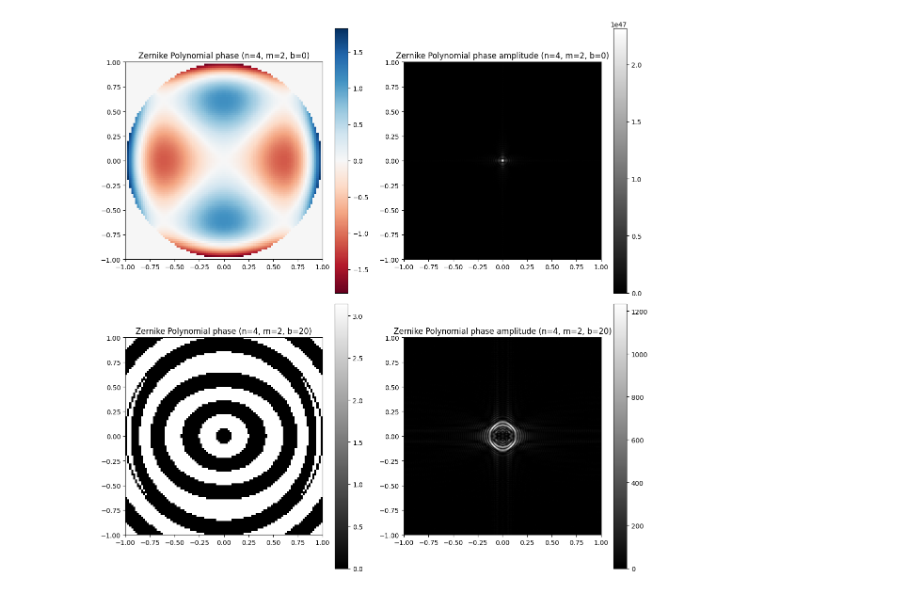
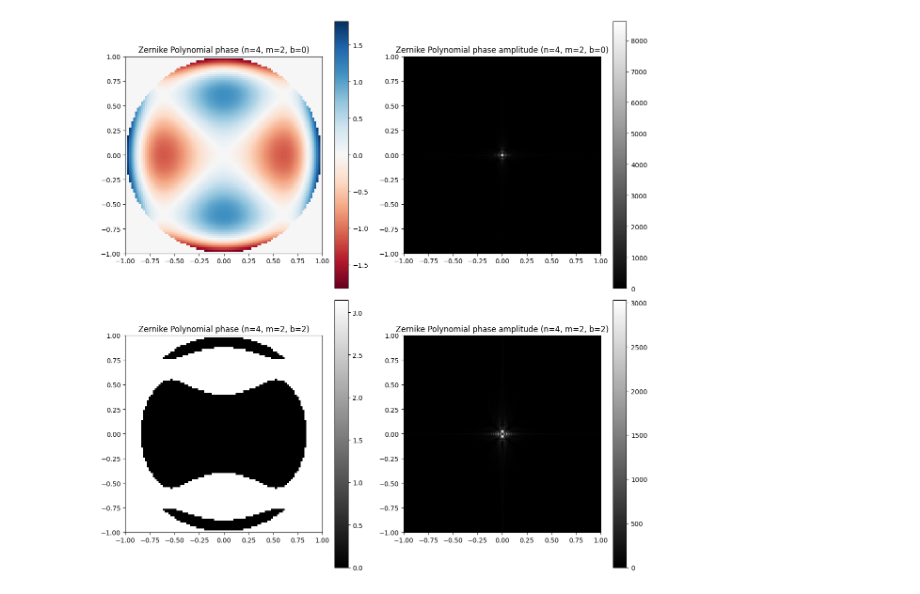
Before and after one commit to Dmitryser1/NIRMag, a Jupyter notebook: PlotBuild.ipynb, the cells around one changed output. Cells and saved outputs as stored; diff of their text form; code cells hidden in the pictures.

```diff
--- a/PlotBuild.ipynb
+++ b/PlotBuild.ipynb
@@ -197,10 +197,10 @@ def plot_zernike(n, m, a, b, grid_size=100):
 # %%
 # Пример построения полинома Цернике
 #            n  m  a   b
-plot_zernike(4, 2, 2, 20) #
+plot_zernike(4, 2, 2, 2) #
 
 # Data set n, m, (a?) + augmentation, axicon
 # 2 -> 1, 4 -> 3 распознать типо
 # Распознать по fft => zernike
 # %% [output]
-[figure, old version]
+[figure, new version]
```
Also changed, not shown: parts of 1 cell of this notebook, 16 other files.
